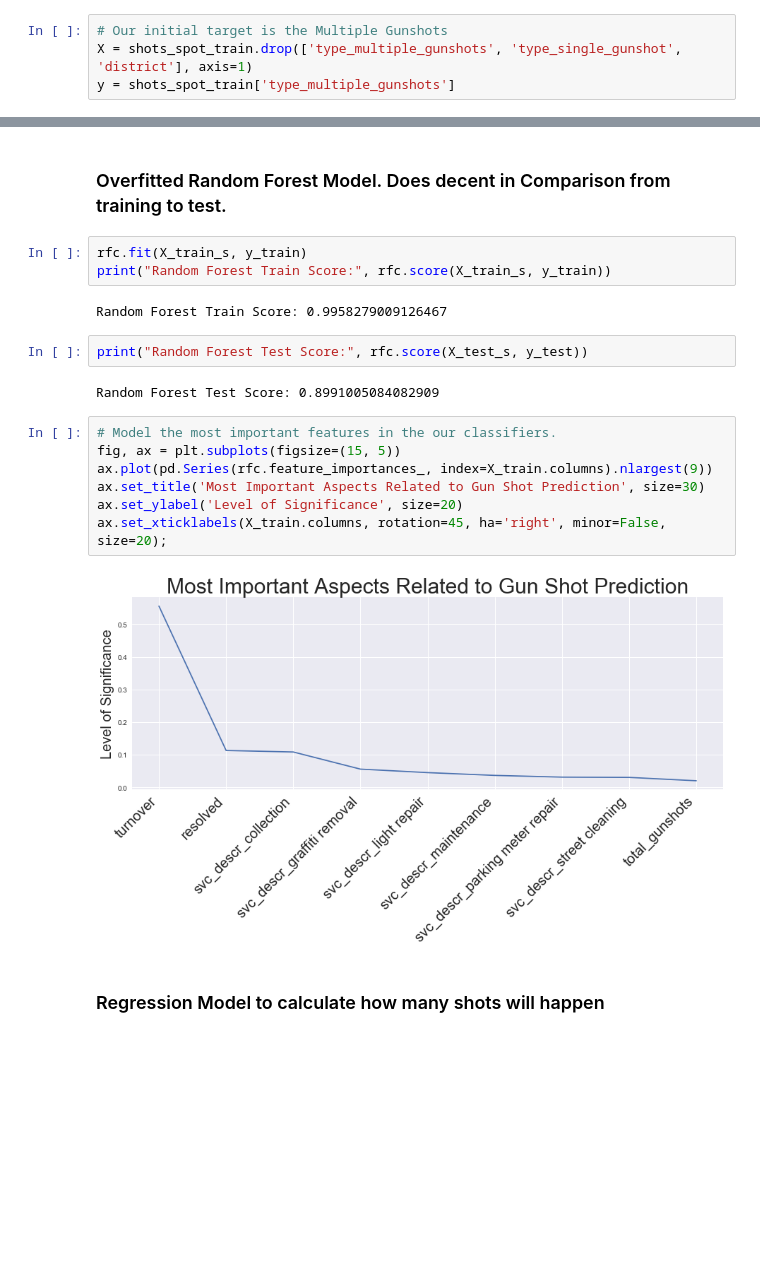
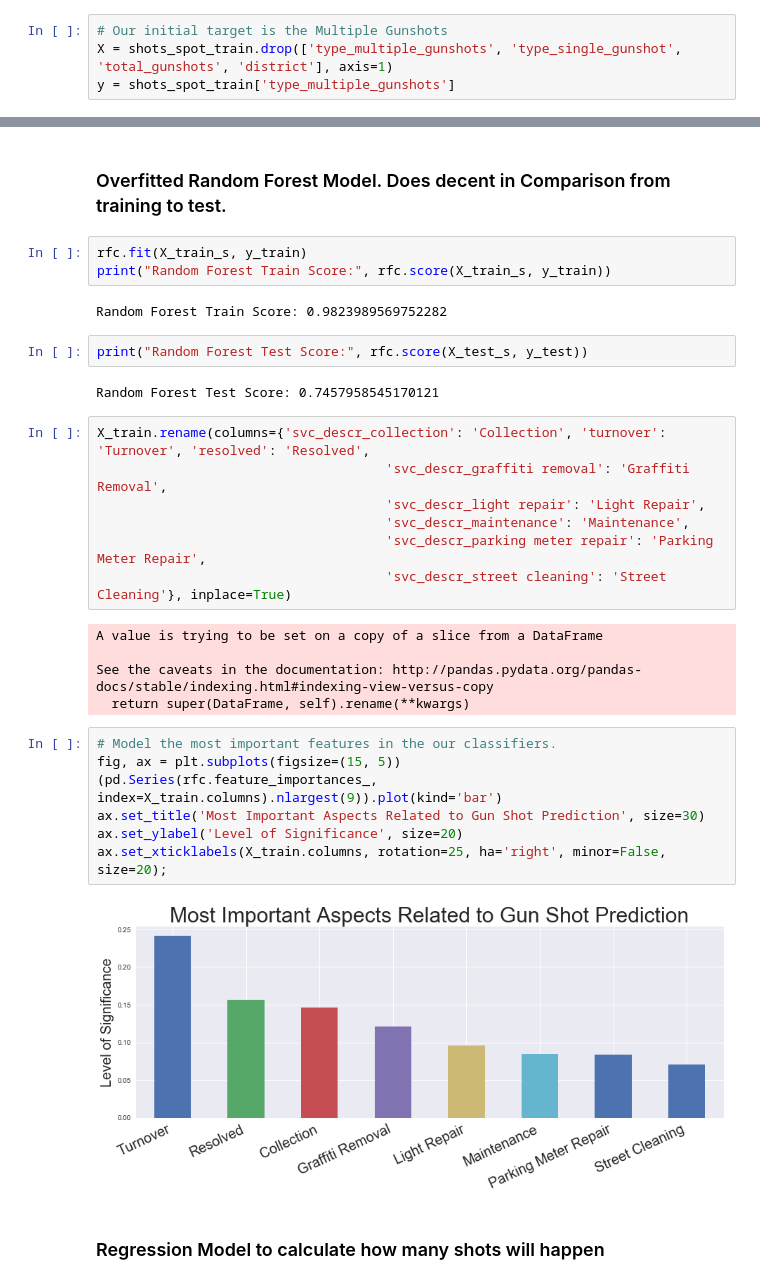
Before and after one commit to haoapple/The_Lab_DC_client_project, a Jupyter notebook: 04.Modeling.ipynb, the cells around one changed output, grey strips where cells are left out. Drawn from its saved outputs; the diff is of its cells as text; blank space fills up the shorter version.

```diff
--- a/04.Modeling.ipynb
+++ b/04.Modeling.ipynb
@@ -94,7 +148,7 @@ ax.set_ylabel('Correlation', size=15);
 #### Modeling Classification first to test if we can predict which days will result in any kind of gunshot.
 # %%
 # Our initial target is the Multiple Gunshots
-X = shots_spot_train.drop(['type_multiple_gunshots', 'type_single_gunshot', 'district'], axis=1)
+X = shots_spot_train.drop(['type_multiple_gunshots', 'type_single_gunshot', 'total_gunshots', 'district'], axis=1)
 y = shots_spot_train['type_multiple_gunshots']
 # %%
 # to make this a classification problem
@@ -130,20 +184,32 @@ X_test_s  = ss.transform(X_test)
 rfc.fit(X_train_s, y_train)
 print("Random Forest Train Score:", rfc.score(X_train_s, y_train))
 # %% [output]
-Random Forest Train Score: 0.9958279009126467
+Random Forest Train Score: 0.9823989569752282
 # %%
 print("Random Forest Test Score:", rfc.score(X_test_s, y_test))
 # %% [output]
-Random Forest Test Score: 0.8991005084082909
+Random Forest Test Score: 0.7457958545170121
+# %%
+X_train.rename(columns={'svc_descr_collection': 'Collection', 'turnover': 'Turnover', 'resolved': 'Resolved',
+                                     'svc_descr_graffiti removal': 'Graffiti Removal',
+                                     'svc_descr_light repair': 'Light Repair',
+                                     'svc_descr_maintenance': 'Maintenance',
+                                     'svc_descr_parking meter repair': 'Parking Meter Repair',
+                                     'svc_descr_street cleaning': 'Street Cleaning'}, inplace=True)
+# %% [output]
+A value is trying to be set on a copy of a slice from a DataFrame
+
+See the caveats in the documentation: http://pandas.pydata.org/pandas-docs/stable/indexing.html#indexing-view-versus-copy
+  return super(DataFrame, self).rename(**kwargs)
 # %%
 # Model the most important features in the our classifiers.
 fig, ax = plt.subplots(figsize=(15, 5))
-ax.plot(pd.Series(rfc.feature_importances_, index=X_train.columns).nlargest(9))
+(pd.Series(rfc.feature_importances_, index=X_train.columns).nlargest(9)).plot(kind='bar')
 ax.set_title('Most Important Aspects Related to Gun Shot Prediction', size=30)
 ax.set_ylabel('Level of Significance', size=20)
-ax.set_xticklabels(X_train.columns, rotation=45, ha='right', minor=False, size=20);
+ax.set_xticklabels(X_train.columns, rotation=25, ha='right', minor=False, size=20);
 # %% [output]
-[figure, old version]
+[figure, new version]
 # %% [markdown]
 ### Regression Model to calculate how many shots will happen
 # %%
```
Also changed, not shown: parts of 11 cells of this notebook, 4 other files.
